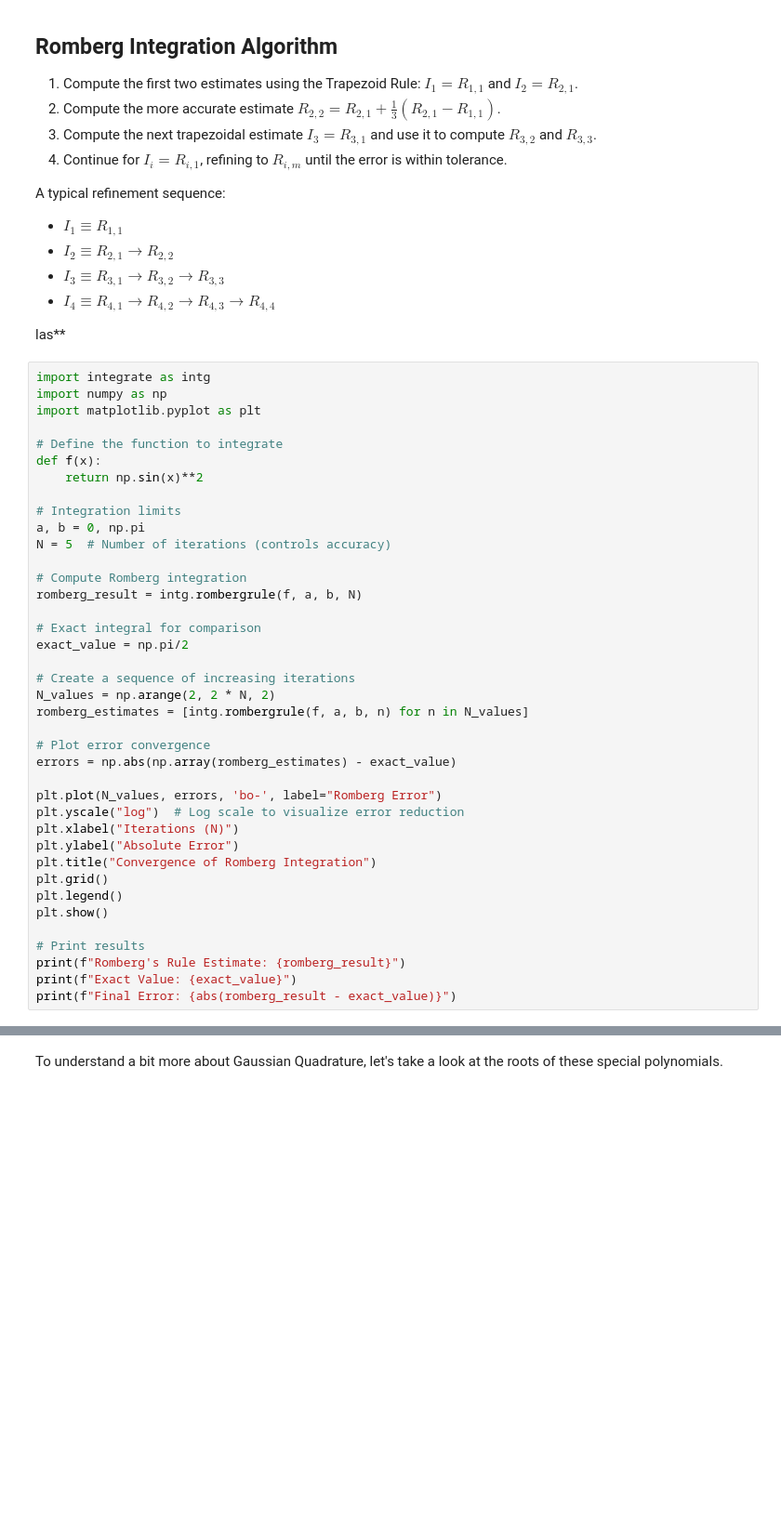
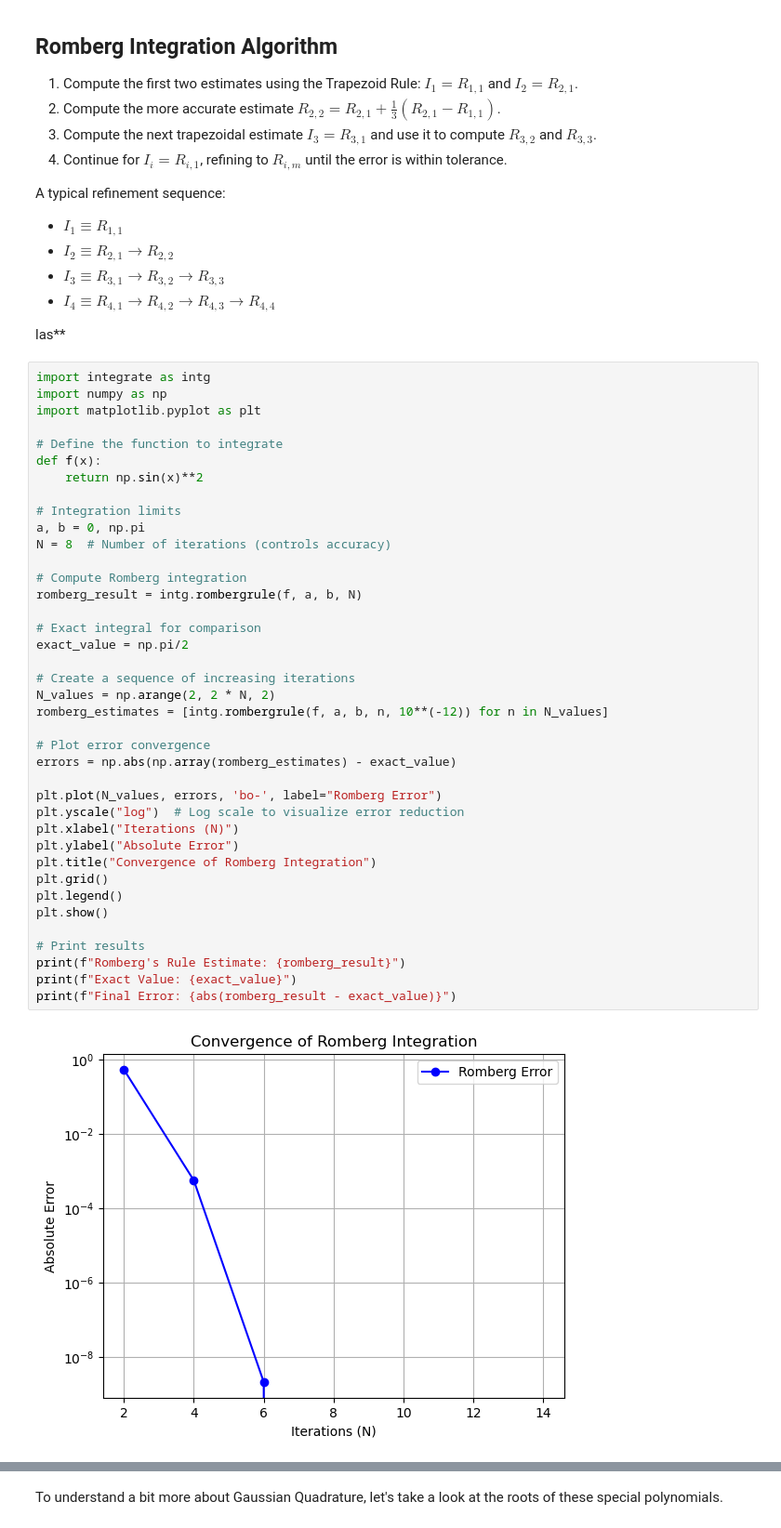
Before and after one commit to Phys3211/resources, a Jupyter notebook: Computation/11_Lecture_Integration.ipynb, the cells around one changed output, grey strips where cells are left out. Shown at 93% size. Drawn from its saved outputs; the diff is of its cells as text; blank space fills up the shorter version.

```diff
--- a/Computation/11_Lecture_Integration.ipynb
+++ b/Computation/11_Lecture_Integration.ipynb
@@ -371,32 +377,34 @@ def f(x):
     return np.sin(x)**2
 
 # Integration limits
 a, b = 0, np.pi
-N = 5  # Number of iterations (controls accuracy)
+N = 8  # Number of iterations (controls accuracy)
 
 # Compute Romberg integration
 romberg_result = intg.rombergrule(f, a, b, N)
 
 # Exact integral for comparison
 exact_value = np.pi/2
 
 # Create a sequence of increasing iterations
 N_values = np.arange(2, 2 * N, 2)
-romberg_estimates = [intg.rombergrule(f, a, b, n) for n in N_values]
+romberg_estimates = [intg.rombergrule(f, a, b, n, 10**(-12)) for n in N_values]
 
 # Plot error convergence
 errors = np.abs(np.array(romberg_estimates) - exact_value)
 
 plt.plot(N_values, errors, 'bo-', label="Romberg Error")
 plt.yscale("log")  # Log scale to visualize error reduction
 plt.xlabel("Iterations (N)")
 plt.ylabel("Absolute Error")
 plt.title("Convergence of Romberg Integration")
 plt.grid()
 plt.legend()
 plt.show()
 
 # Print results
 print(f"Romberg's Rule Estimate: {romberg_result}")
 print(f"Exact Value: {exact_value}")
 print(f"Final Error: {abs(romberg_result - exact_value)}")
+# %% [output]
+[figure, added]
```
Also changed, not shown: parts of 15 cells of this notebook, 3 other files.
